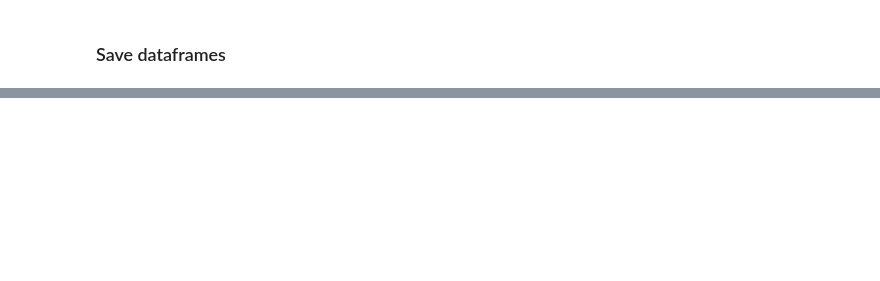
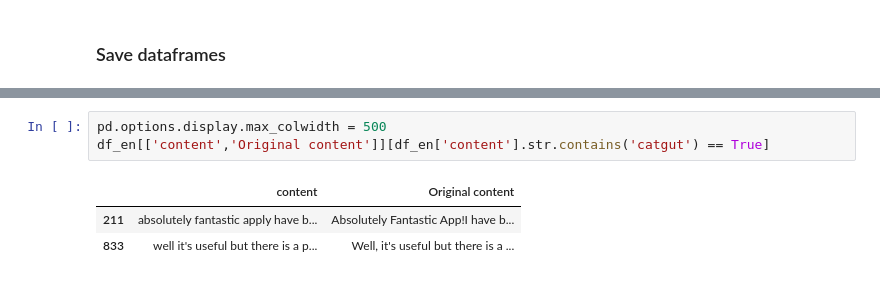
Before and after one commit to dschjanice/capstone_chat-gpt, a Jupyter notebook: notebooks/2_data_cleaning_combined.ipynb, the cells around one changed output, grey strips where cells are left out. Saved outputs shown, nothing was run; the diff lists cells and outputs as text; blank space fills up the shorter version.

```diff
--- a/notebooks/2_data_cleaning_combined.ipynb
+++ b/notebooks/2_data_cleaning_combined.ipynb
@@ -398,0 +386,7 @@ df_en_long
+# %%
+pd.options.display.max_colwidth = 500
+df_en[['content','Original content']][df_en['content'].str.contains('catgut') == True]
+# %% [output]
+|  | content | Original content |
+| 211 | absolutely fantastic apply have b... | Absolutely Fantastic App!I have b... |
+| 833 | well it's useful but there is a p... | Well, it's useful but there is a ... |
```
Also changed, not shown: parts of 12 cells of this notebook, 6 other files.
